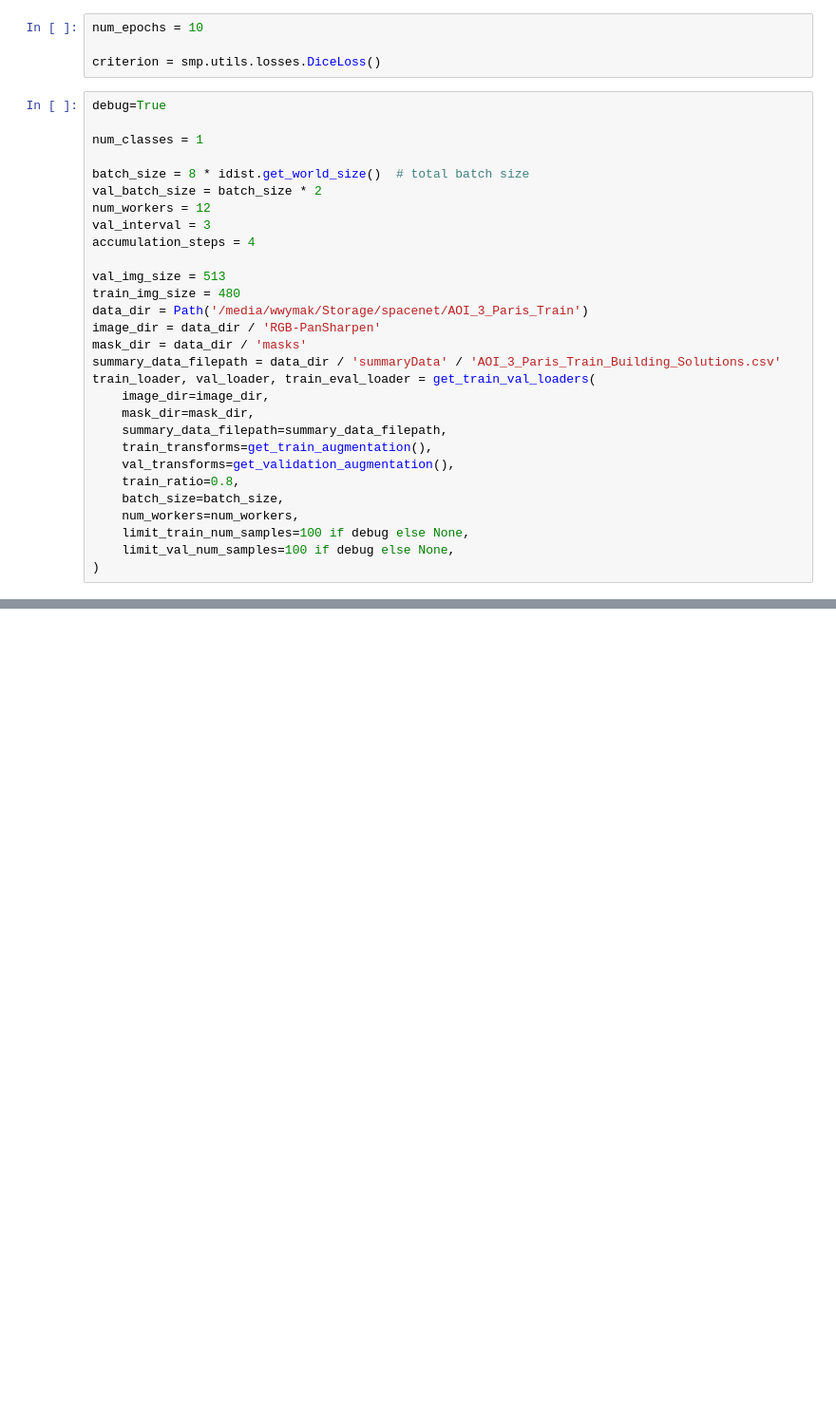
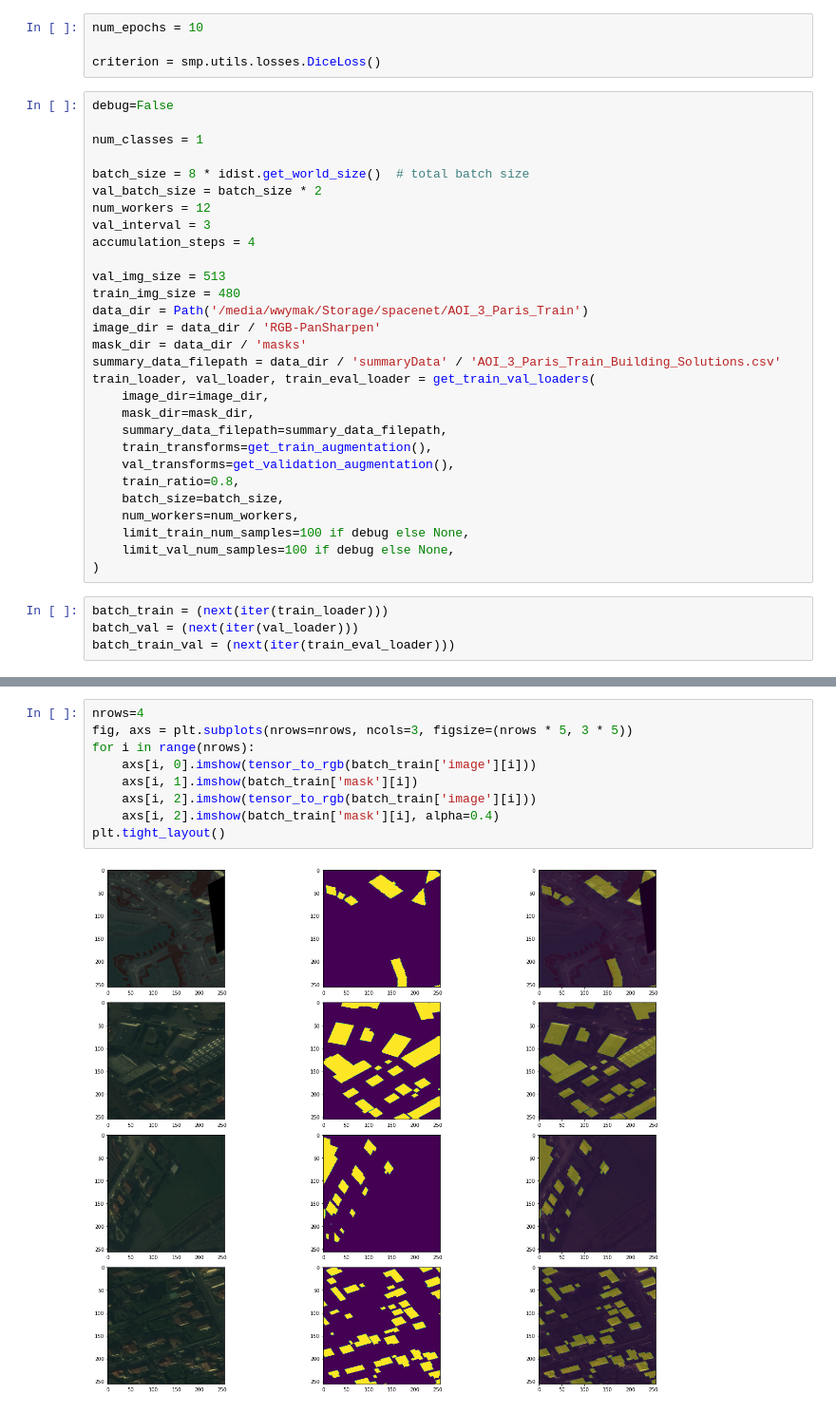
Before and after one commit to wwymak/satellite-segmentation-e2e, a Jupyter notebook: modelling/test_training.ipynb, the cells around one changed output, grey strips where cells are left out. Shown at 95% size. Cells and saved outputs as stored; diff of their text form; blank space fills up the shorter version.

Commit message:
some more changes, testing training loops/metrics debugging

```diff
--- a/modelling/test_training.ipynb
+++ b/modelling/test_training.ipynb
@@ -35,7 +43,7 @@ num_epochs = 10
 
 criterion = smp.utils.losses.DiceLoss()
 # %%
-debug=True
+debug=False
 
 num_classes = 1
 
@@ -63,3 +71,7 @@ train_loader, val_loader, train_eval_loader = get_train_val_loaders(
     limit_train_num_samples=100 if debug else None,
     limit_val_num_samples=100 if debug else None,
 )
+# %%
+batch_train = (next(iter(train_loader)))
+batch_val = (next(iter(val_loader)))
+batch_train_val = (next(iter(train_eval_loader)))
@@ -65,0 +82,11 @@ train_loader, val_loader, train_eval_loader = get_train_val_loaders(
+# %%
+nrows=4
+fig, axs = plt.subplots(nrows=nrows, ncols=3, figsize=(nrows * 5, 3 * 5))
+for i in range(nrows):
+    axs[i, 0].imshow(tensor_to_rgb(batch_train['image'][i]))
+    axs[i, 1].imshow(batch_train['mask'][i])
+    axs[i, 2].imshow(tensor_to_rgb(batch_train['image'][i]))
+    axs[i, 2].imshow(batch_train['mask'][i], alpha=0.4)
+plt.tight_layout()
+# %% [output]
+[figure, added]
```
Also changed, not shown: parts of 13 cells of this notebook, 6 other files.
